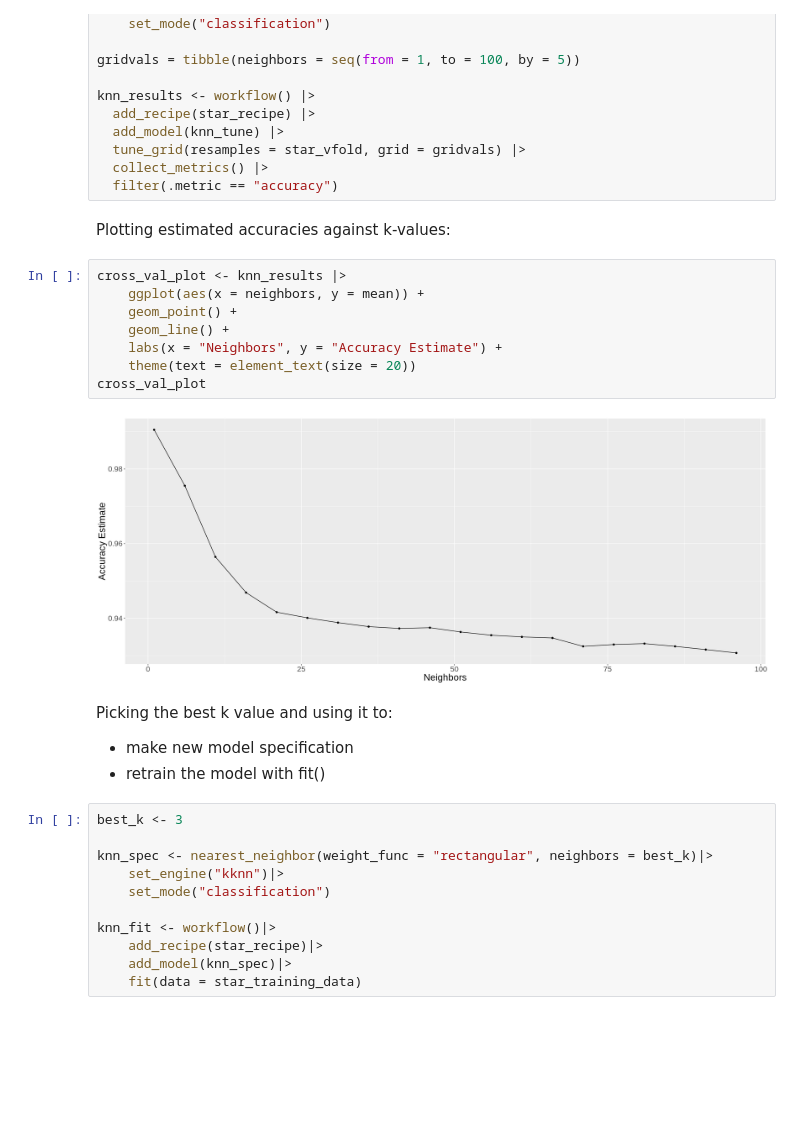
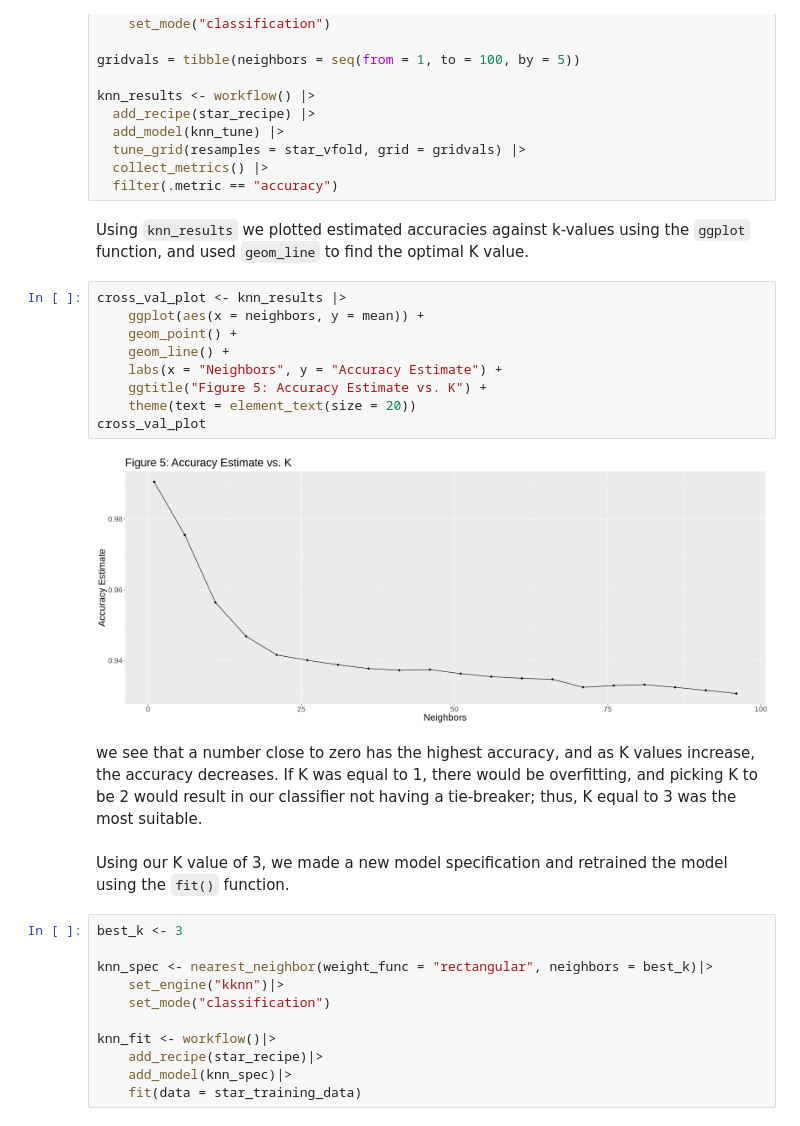
Before and after one commit to rosalieytz/dsci-100-2023w2-group10, a Jupyter notebook: report.ipynb, the cells around one changed output. Drawn from its saved outputs; the diff is of its cells as text; blank space fills up the shorter version.

```diff
--- a/report.ipynb
+++ b/report.ipynb
@@ -360,21 +369,22 @@ knn_results <- workflow() |>
   collect_metrics() |>
   filter(.metric == "accuracy")
 # %% [markdown]
-Plotting estimated accuracies against k-values:
+Using `knn_results` we plotted estimated accuracies against k-values using the `ggplot` function, and used `geom_line` to find the optimal K value.
 # %%
 cross_val_plot <- knn_results |>
     ggplot(aes(x = neighbors, y = mean)) +
     geom_point() +
     geom_line() +
     labs(x = "Neighbors", y = "Accuracy Estimate") +
+    ggtitle("Figure 5: Accuracy Estimate vs. K") +
     theme(text = element_text(size = 20))
 cross_val_plot
 # %% [output]
-[figure, old version]
+[figure, new version]
 # %% [markdown]
-Picking the best k value and using it to:
-- make new model specification
-- retrain the model with fit()
+we see that a number close to zero has the highest accuracy, and as K values increase, the accuracy decreases. If K was equal to 1, there would be overfitting, and picking K to be 2 would result in our classifier not having a tie-breaker; thus, K equal to 3 was the most suitable.
+# %% [markdown]
+Using our K value of 3, we made a new model specification and retrained the model using the `fit()` function.
 # %%
 best_k <- 3
 
```
Also changed, not shown: parts of 42 cells of this notebook.
